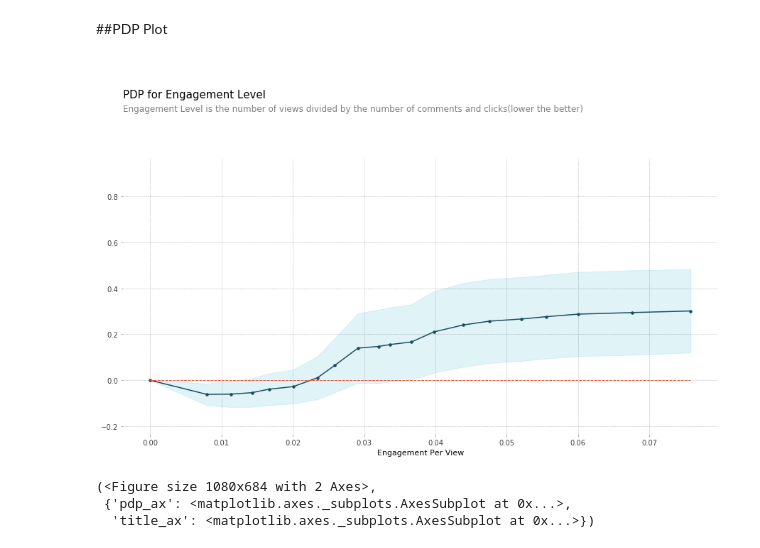
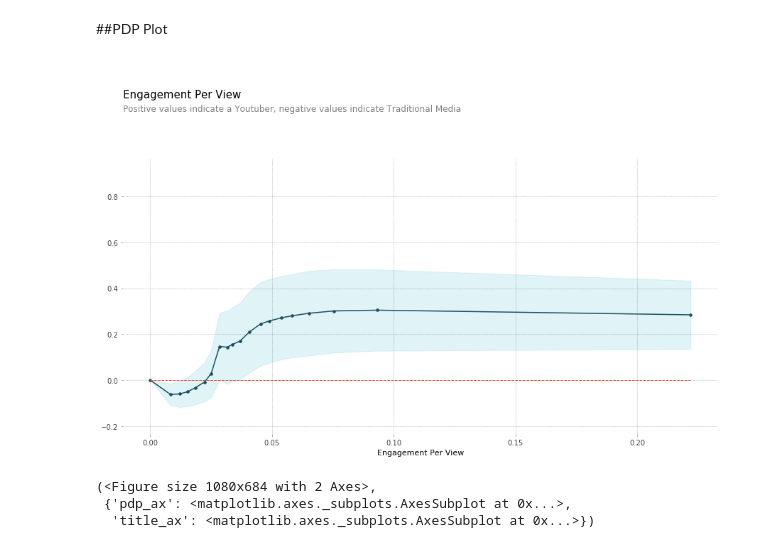
Before and after one commit to StevenMElliott/youtube-trending-classification, a Jupyter notebook: YouTube_Trending_Classification.ipynb, the cells around one changed output. Drawn from its saved outputs; the diff is of its cells as text; code cells hidden in the pictures.

```diff
--- a/YouTube_Trending_Classification.ipynb
+++ b/YouTube_Trending_Classification.ipynb
@@ -427,22 +427,22 @@ X_test_encoded = encoder.transform(X_test)
 # %%
 from pdpbox.pdp import pdp_isolate, pdp_plot
 
 feature = 'Engagement Per View'
 
 isolated = pdp_isolate(
     model=model,
     dataset=X_test_encoded,
     model_features=X_test_encoded.columns,
     feature=feature,
-    percentile_range=(0,90,),
+    percentile_range=(0,100,),
     num_grid_points=20
 )
 
 pdp_plot(isolated, feature_name=feature,
-         plot_params = {'title': 'PDP for Engagement Level',
-                        'subtitle':'Engagement Level is the number of views divided by the number of comments and clicks(lower the better)'});
+         plot_params = {'title': 'Engagement Per View',
+                        'subtitle':'Positive values indicate a Youtuber, negative values indicate Traditional Media'});
 # %% [output]
-[figure, old version]
+[figure, new version]
 # %%
 from pdpbox.pdp import pdp_isolate, pdp_plot
 
```
Also changed, not shown: parts of 4 cells of this notebook.
